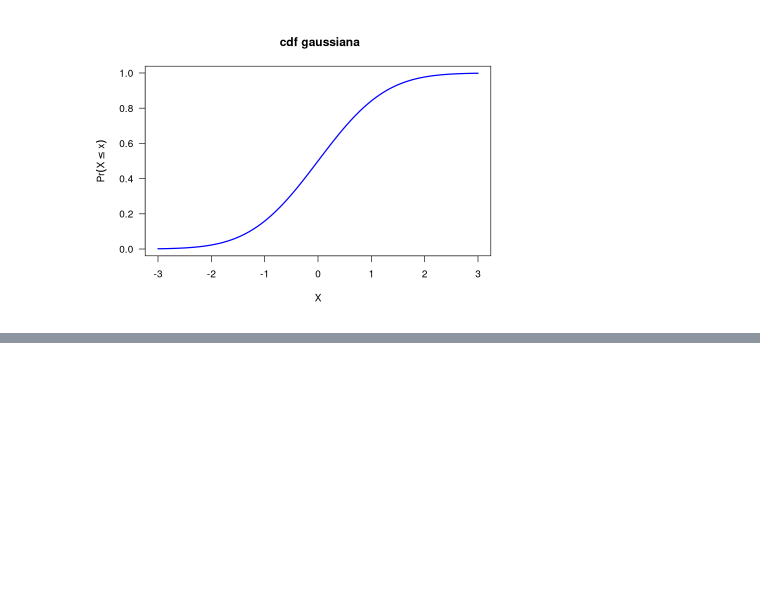
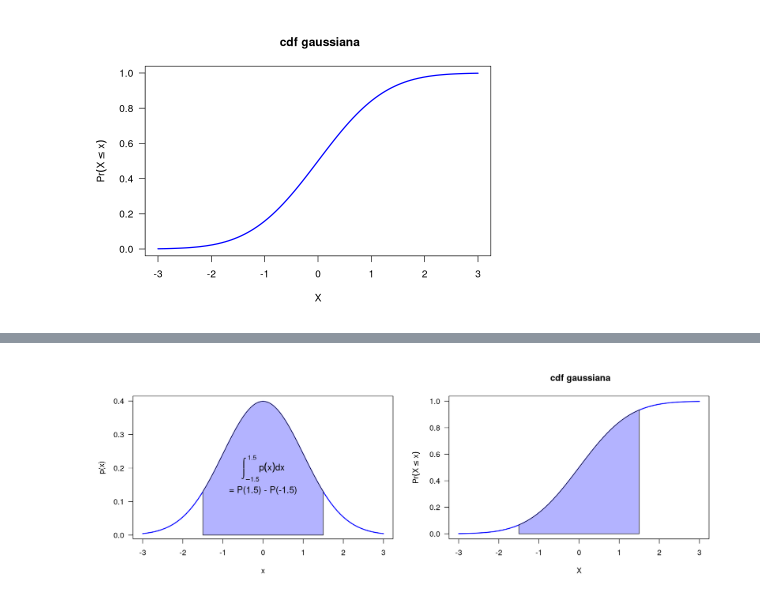
Before and after one commit to jealcalat/Analisis_multivariado-deprecated-, a Jupyter notebook: 2_modelos_multivariados/2.1_funciones_distribucion_densidad.ipynb, the cells around one changed output, grey strips where cells are left out. Cells and saved outputs as stored; diff of their text form; code cells hidden in the pictures; blank space fills up the shorter version.

```diff
--- a/2_modelos_multivariados/2.1_funciones_distribucion_densidad.ipynb
+++ b/2_modelos_multivariados/2.1_funciones_distribucion_densidad.ipynb
@@ -172,0 +297,54 @@ $$
+# %%
+options(repr.plot.width=7*2, repr.plot.height=5)
+par(las = 1, mfrow = c(1, 2))
+# graficar la curva usando la función de dnorm; curve crea in-situ 101 valores
+# para x que van de from a to. Es idéntico a
+# x <- seq(from, to, length = 101); plot(x, dnorm(x, 0, 1))
+# figura a la izquierda, pdf
+curve(
+  dnorm(x, 0, 1),
+  from = -3, to = 3,
+  col = "blue",
+  ylab = "p(x)",
+  lwd = 2
+)
+from_x <- -1.5
+to_x <- 1.5
+# valores para x y y en el área sombreada
+sx <- c(from_x, seq(from_x, to_x, 0.01), to_x)
+sy <- c(0, dnorm(seq(from_x, to_x, 0.01)), 0)
+# crear área sombreada con sx y sy
+polygon(
+  sx, sy,
+  col = "#B3B3FF"
+)
+text(
+  x = 0,
+  y = dnorm(0, 0) / 2,
+  labels = expression(integral(p(x) * dx, -1.5, 1.5)),
+  cex = 1.2
+)
+text(
+  x = 0,
+  y = dnorm(0, 0) / 3,
+  labels = "= P(1.5) - P(-1.5)",
+  cex = 1.2
+)
+
+# figura a la derecha, cdf
+curve(
+  pnorm(x, mean = 0, sd = 1),
+  from = -3, to = 3, main = " cdf gaussiana",
+  xlab = 'X', ylab = expression(Pr(X <= x)),
+  col = 'blue', lwd = 2
+)
+from_x <- -1.5 # en rigor, debería ser -Inf
+to_x <- 1.5
+sx  <- c(from_x, seq(from_x, to_x, 0.01), to_x)
+sy  <- c(0, pnorm(seq(from_x, to_x, 0.01)), 0)
+polygon(
+  sx, sy,
+  col = "#B3B3FF"
+)
+# %% [output]
+[figure, added]
```
Also changed, not shown: parts of 22 cells of this notebook, 43 other files.
